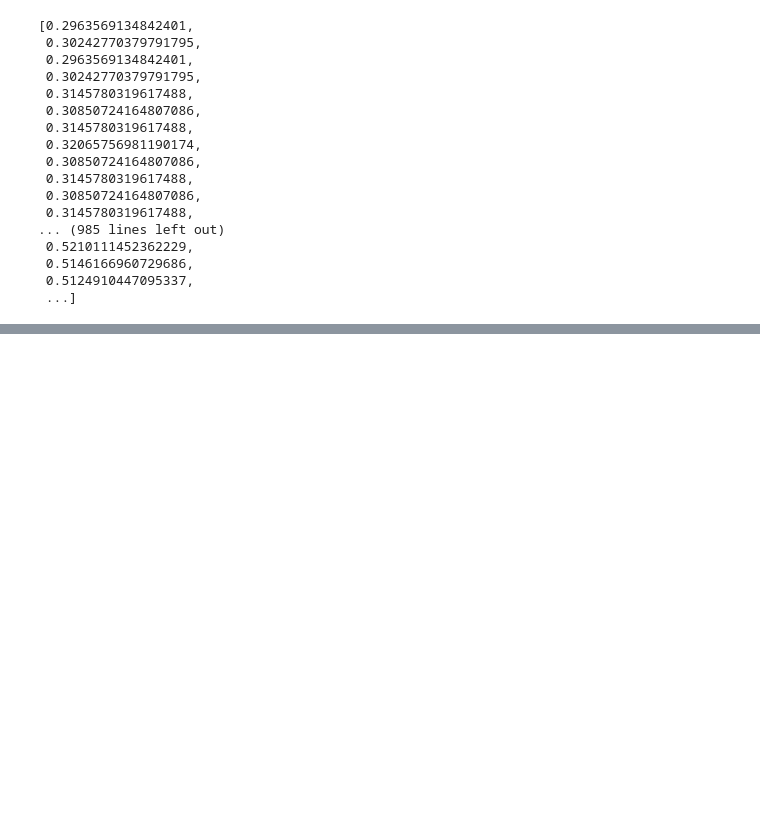
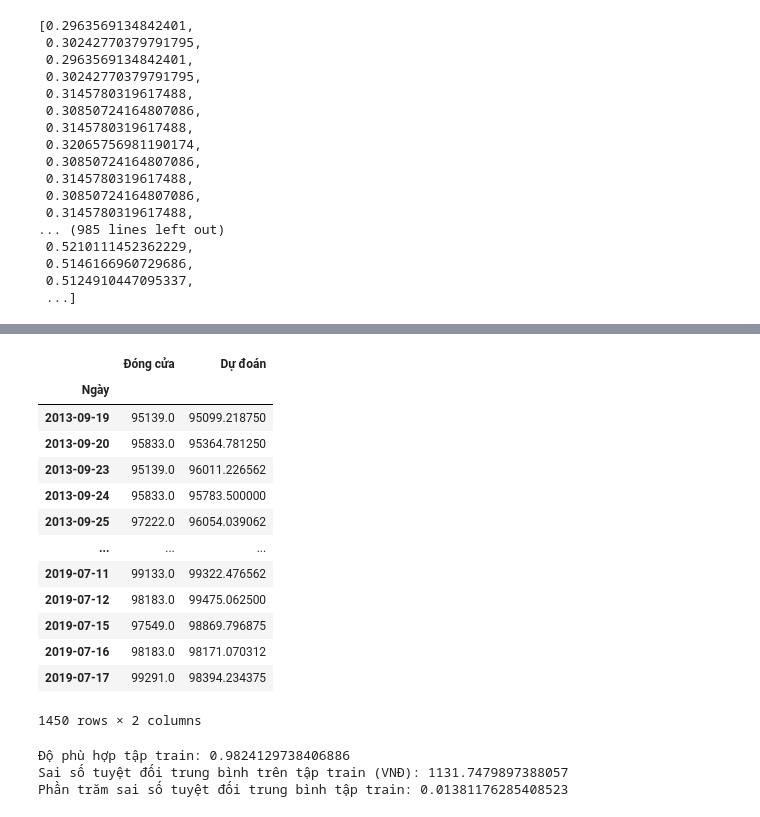
Before and after one commit to baohuy2209/AIForObjectDetection, a Jupyter notebook: LSTM/forecast_stock_price.ipynb, the cells around one changed output, grey strips where cells are left out. Drawn from its saved outputs; the diff is of its cells as text; code cells hidden in the pictures; blank space fills up the shorter version.

```diff
--- a/LSTM/forecast_stock_price.ipynb
+++ b/LSTM/forecast_stock_price.ipynb
@@ -199,0 +291,25 @@ save_model =
+# %%
+train_data1
+# %% [output]
+|  | Đóng cửa | Dự đoán |
+| Ngày |  |  |
+| 2013-09-19 | 95139.0 | 95099.218750 |
+| 2013-09-20 | 95833.0 | 95364.781250 |
+| 2013-09-23 | 95139.0 | 96011.226562 |
+| 2013-09-24 | 95833.0 | 95783.500000 |
+| 2013-09-25 | 97222.0 | 96054.039062 |
+| ... | ... | ... |
+| 2019-07-11 | 99133.0 | 99322.476562 |
+| 2019-07-12 | 98183.0 | 99475.062500 |
+| 2019-07-15 | 97549.0 | 98869.796875 |
+| 2019-07-16 | 98183.0 | 98171.070312 |
+| 2019-07-17 | 99291.0 | 98394.234375 |
+1450 rows × 2 columns
+# %%
+print('Độ phù hợp tập train:', r2_score(y_test, y_test_predict)) # r2
+print('Sai số tuyệt đối trung bình trên tập train (VNĐ):', mean_absolute_error(y_test, y_test_predict))
+print('Phần trăm sai số tuyệt đối trung bình tập train:', mean_absolute_percentage_error(y_test, y_test_predict))
+# %% [output]
+Độ phù hợp tập train: 0.9824129738406886
+Sai số tuyệt đối trung bình trên tập train (VNĐ): 1131.7479897388057
+Phần trăm sai số tuyệt đối trung bình tập train: 0.01381176285408523
```
Also changed, not shown: parts of 8 cells of this notebook, 1 other file.
